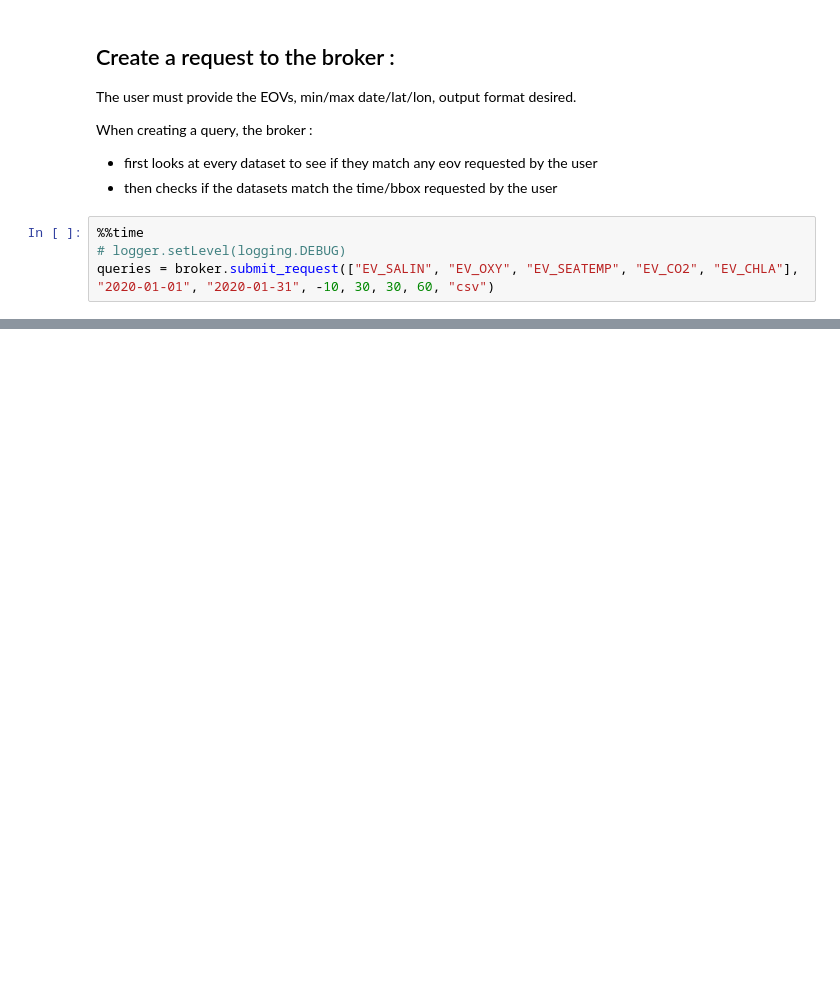
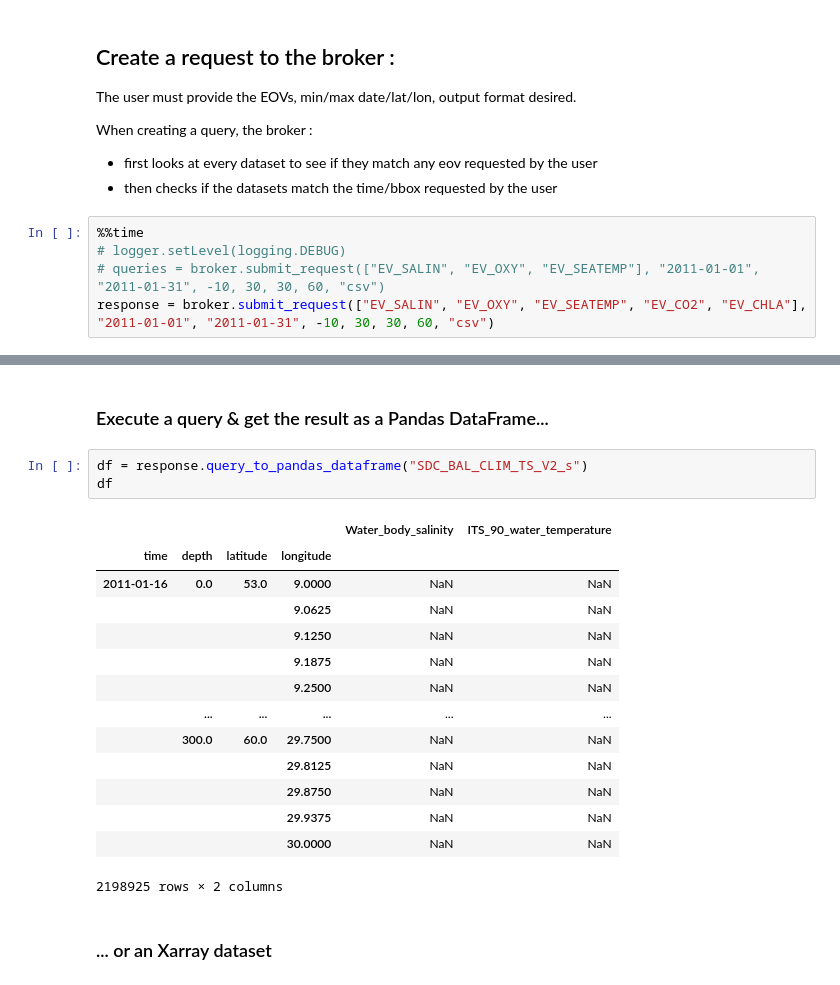
Before and after one commit to envri-fair/marine-eov-broker, a Jupyter notebook: EnvriHub Marine EOV Broker.ipynb, the cells around one changed output, grey strips where cells are left out. Cells and saved outputs as stored; diff of their text form; blank space fills up the shorter version.

Commit message:
Created a BrokerResponse class as a wrapper to gather all queries inside a dataframe containing datasets metadata & helpers for getting data with pandas/xarray/file download.

```diff
--- a/EnvriHub Marine EOV Broker.ipynb
+++ b/EnvriHub Marine EOV Broker.ipynb
@@ -52,5 +47,6 @@ When creating a query, the broker :
 # %%
 %%time
 # logger.setLevel(logging.DEBUG)
-queries = broker.submit_request(["EV_SALIN", "EV_OXY", "EV_SEATEMP", "EV_CO2", "EV_CHLA"], "2020-01-01", "2020-01-31", -10, 30, 30, 60, "csv")
+# queries = broker.submit_request(["EV_SALIN", "EV_OXY", "EV_SEATEMP"], "2011-01-01", "2011-01-31", -10, 30, 30, 60, "csv")
+response = broker.submit_request(["EV_SALIN", "EV_OXY", "EV_SEATEMP", "EV_CO2", "EV_CHLA"], "2011-01-01", "2011-01-31", -10, 30, 30, 60, "csv")
 # %% [output]
@@ -145,0 +86,22 @@ df
+# %% [markdown]
+### Execute a query & get the result as a Pandas DataFrame...
+# %%
+df = response.query_to_pandas_dataframe("SDC_BAL_CLIM_TS_V2_s")
+df
+# %% [output]
+|  |  |  |  | Water_body_salinity | ITS_90_water_temperature |
+| time | depth | latitude | longitude |  |  |
+| 2011-01-16 | 0.0 | 53.0 | 9.0000 | NaN | NaN |
+|  |  |  | 9.0625 | NaN | NaN |
+|  |  |  | 9.1250 | NaN | NaN |
+|  |  |  | 9.1875 | NaN | NaN |
+|  |  |  | 9.2500 | NaN | NaN |
+|  | ... | ... | ... | ... | ... |
+|  | 300.0 | 60.0 | 29.7500 | NaN | NaN |
+|  |  |  | 29.8125 | NaN | NaN |
+|  |  |  | 29.8750 | NaN | NaN |
+|  |  |  | 29.9375 | NaN | NaN |
+|  |  |  | 30.0000 | NaN | NaN |
+2198925 rows × 2 columns
+# %% [markdown]
+### ... or an Xarray dataset
```
Also changed, not shown: parts of 23 cells of this notebook, 1 other file.
